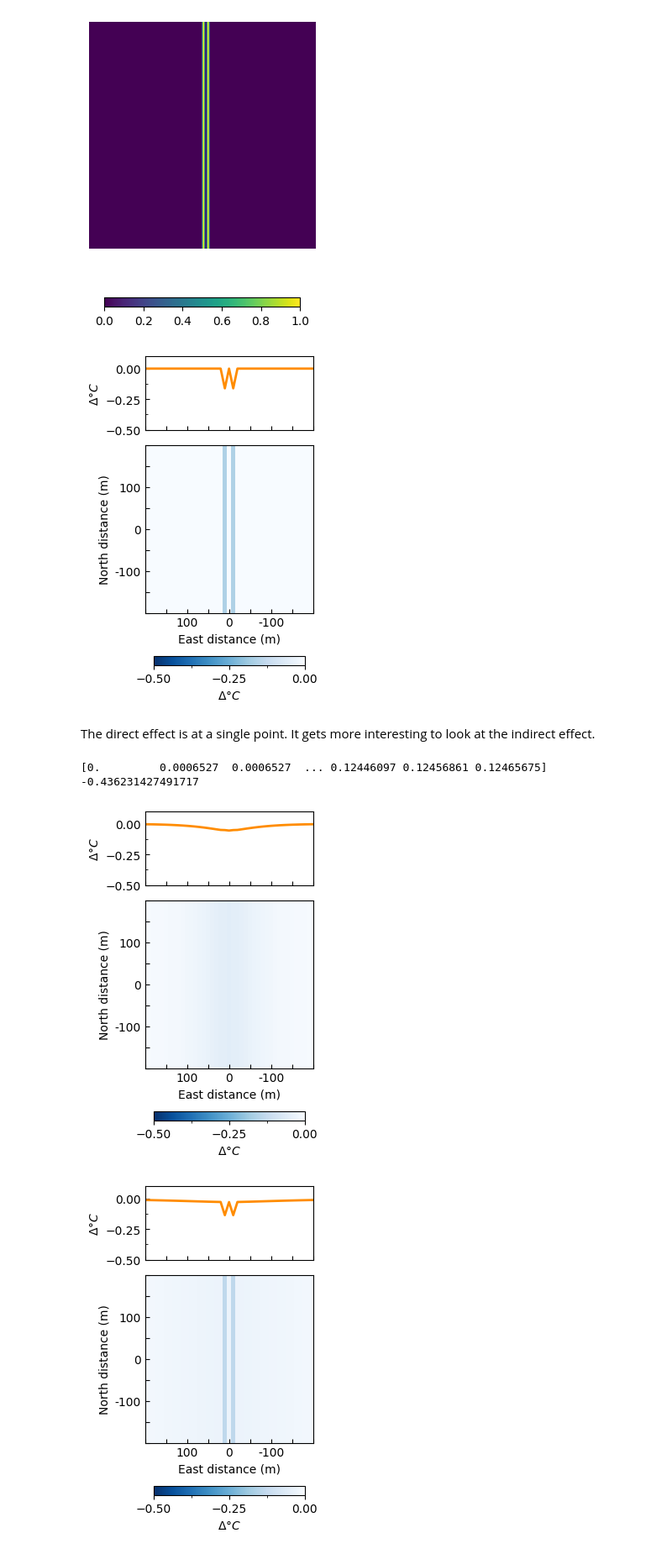
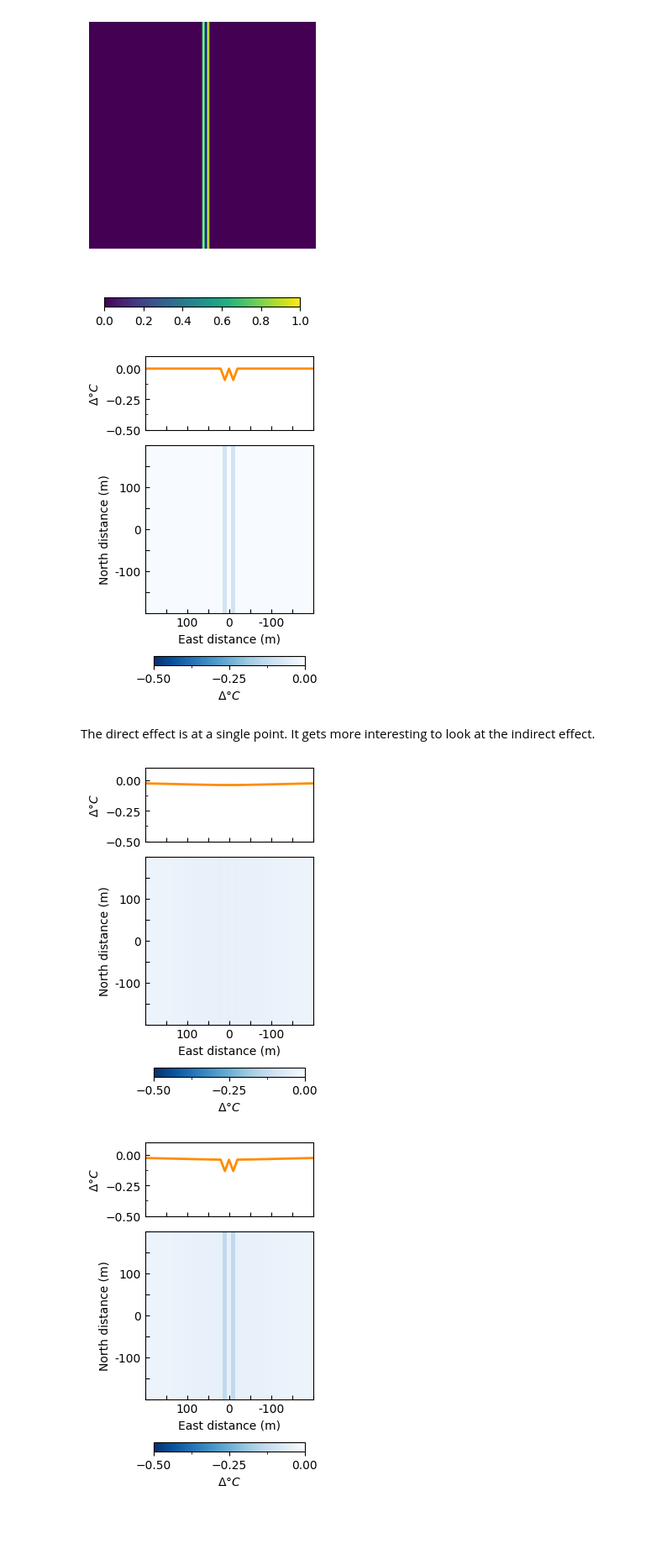
Before and after one commit to edrian-liao/uhi-causal-model, a Jupyter notebook: notebooks/interventions.ipynb, the cells around one changed output. Shown at 84% size. Drawn from its saved outputs; the diff is of its cells as text; code cells hidden in the pictures; blank space fills up the shorter version.

Commit message:
modified bootstrap code

```diff
--- a/notebooks/interventions.ipynb
+++ b/notebooks/interventions.ipynb
@@ -9,3 +9,8 @@ import os
 from scipy.signal import convolve2d
 # %% [markdown]
 Calculate the direct effect by iterating over the coefficients for the direct effect, and multiplying it by the standard deviation to get a bootstrapped estimate of the direct effect.
+# %%
+results_path = "../results/bootstrap/results.csv"
+df = pd.read_csv(results_path)
+std = pd.read_csv('../results/bootstrap/scale.csv')
+mean = pd.read_csv('../results/bootstrap/shift.csv')
@@ -12,8 +30,7 @@ Calculate the direct effect by iterating over the coefficients for the direct ef
 # %%
-df = pd.read_csv(os.path.join('../results/cv', "f19", "results.csv"))
-df = df[df['iter'] > 5]
-df = df[df['ndvi_ls'] == 15]
-df = df[df['albedo_ls'] == 11]
-df = df[df['fold']==3]
-df['beta_18'].mean()
+# df = pd.read_csv(os.path.join('../results/cv', "f1", "results.csv"))
+# df = df[df['iter'] > 5]
+# df = df[df['ndvi_ls'] == 21]
+# df = df[df['albedo_ls'] == 18]
+# df['beta_18'].mean()
 # %% [output]
@@ -44,7 +61,7 @@ plot_intervention(street_trees)
 # %%
 # Calculate direct effect
 def calc_direct_effect(treatment, coef, coef_std):
-    return treatment*df[coef].mean()
+    return treatment*np.mean(df[coef]*df['y_std']/ std[coef_std])
 
 # Calculate indirect effect
 def calc_indirect_effect(treatment, length_scale, coef, coef_std):
@@ -61,7 +78,7 @@ def calc_indirect_effect(treatment, length_scale, coef, coef_std):
     output = convolve2d(treatment, weight_matrix , mode="same")
     # print(np.unique(output))
     # print(df[coef].mean())
-    return output*df[coef].mean()
+    return output*np.mean(df[coef]*df['y_std']/ std[coef_std])
 
 def calc_overall(de, ie):
     return de + ie
@@ -109,19 +126,17 @@ de = calc_direct_effect(street_trees, 'beta_15', 'beta_15_std')
 plot_street_trees(de[31:72, 31:72])
 # plt.savefig('../results/Figures/street_trees_de.png', dpi=300, bbox_inches='tight')
 # %% [output]
-[figure, old version]
+[figure, new version]
 # %% [markdown]
 The direct effect is at a single point. It gets more interesting to look at the indirect effect.
 # %%
 # ie = output*np.mean(df['beta_16']*df['y_std']/ std['beta_16_std'])*5/9
-ie = calc_indirect_effect(street_trees, 15, 'beta_16', 'beta_16_std')
+ie = calc_indirect_effect(street_trees, 29, 'beta_16', 'beta_16_std')
 
 plot_street_trees(ie[31:72, 31:72], vmin=-0.5)#, fs=20, plot_left_label=False, plot_right_label=False)
 # plt.savefig('../results/Figures/street_trees_ie.png', dpi=300, bbox_inches='tight')
 # %% [output]
-[0.         0.0006527  0.0006527  ... 0.12446097 0.12456861 0.12465675]
--0.436231427491717
-[figure, old version]
+[figure, new version]
 # %%
 overall = calc_overall(de, ie)
 # %%
```
Also changed, not shown: parts of 7 cells of this notebook, 1 other file.
